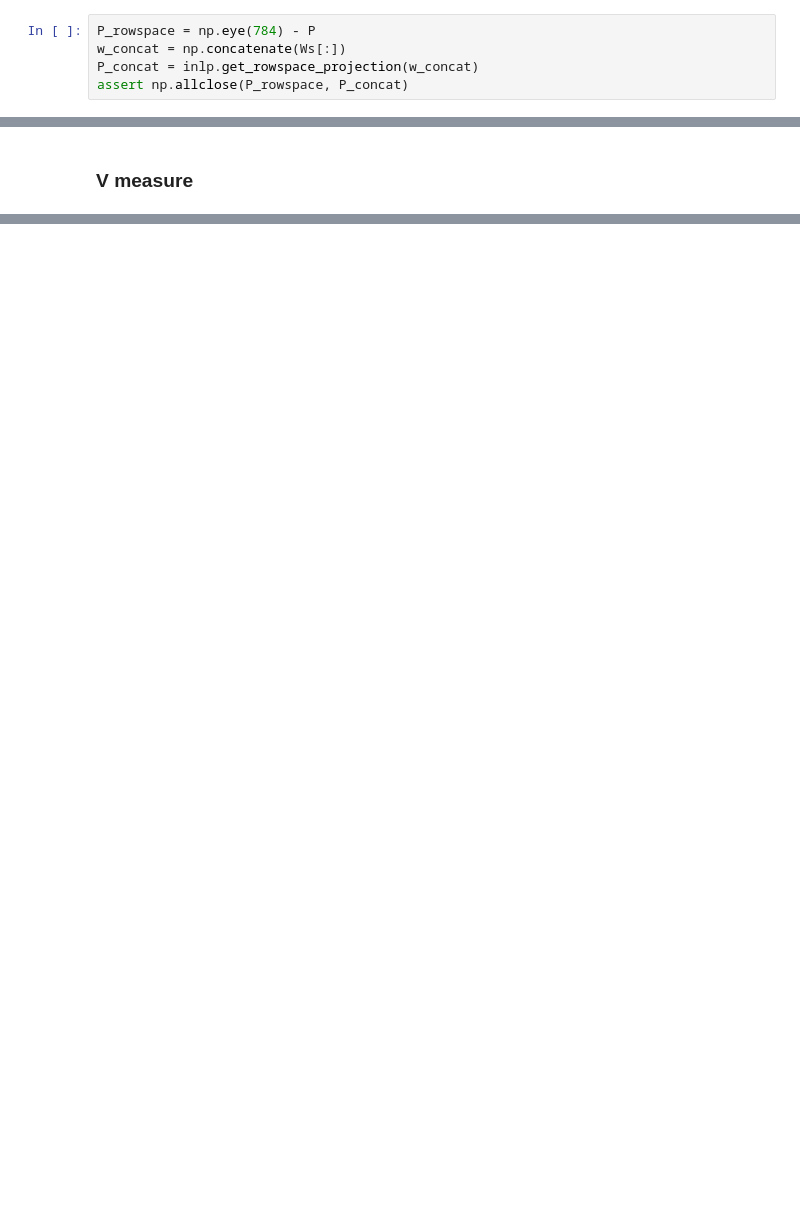
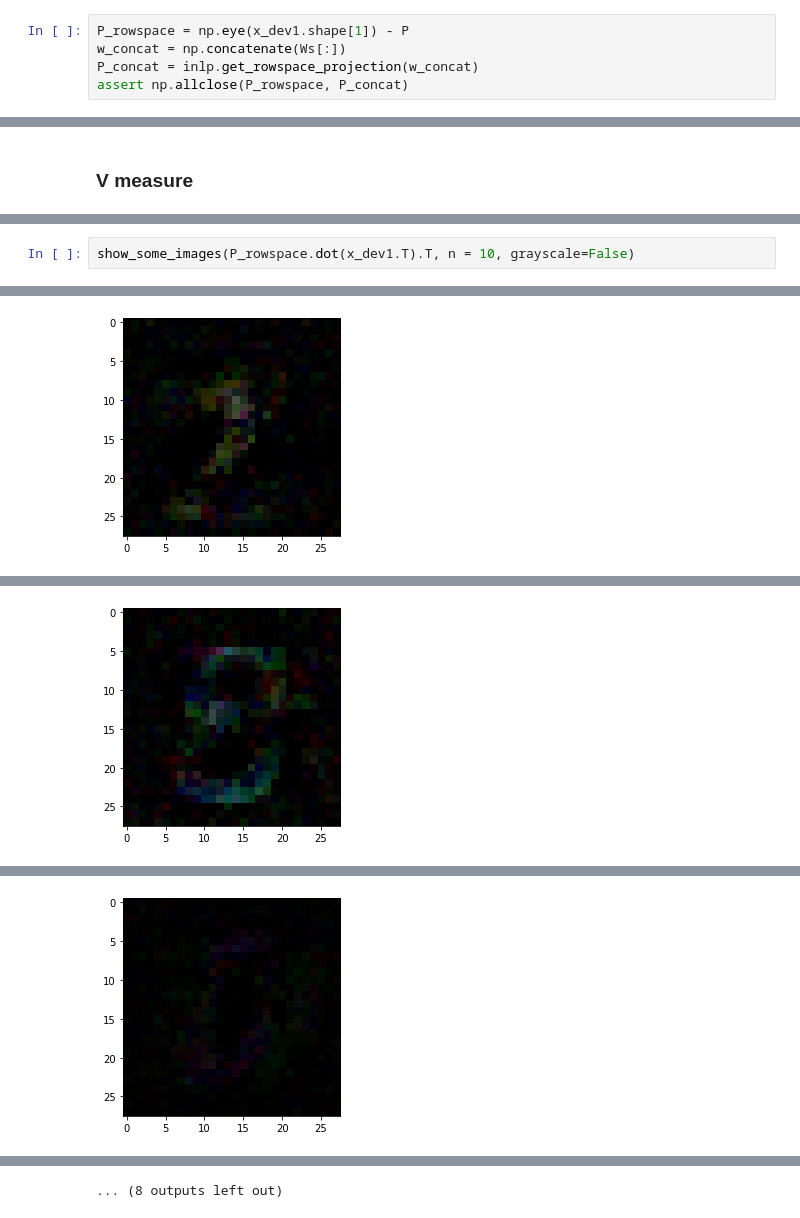
Before and after one commit to shauli-ravfogel/nullspace_projection, a Jupyter notebook: src/inlp-oop/usage_example.ipynb, the cells around one changed output, grey strips where cells are left out. Drawn from its saved outputs; the diff is of its cells as text; blank space fills up the shorter version.

```diff
--- a/src/inlp-oop/usage_example.ipynb
+++ b/src/inlp-oop/usage_example.ipynb
@@ -152,5 +200,5 @@ P, rowspace_projections, Ws = inlp.run_INLP(num_classifiers = 7, input_dim = 784
 # %%
-P_rowspace = np.eye(784) - P
+P_rowspace = np.eye(x_dev1.shape[1]) - P
 w_concat = np.concatenate(Ws[:])
 P_concat = inlp.get_rowspace_projection(w_concat)
 assert np.allclose(P_rowspace, P_concat)
@@ -240,0 +289,3 @@ V measure, original: 0.4891423735507664
+# %%
+show_some_images(P_rowspace.dot(x_dev1.T).T, n = 10, grayscale=False)
+# %% [output]
@@ -240,0 +293 @@ V measure, original: 0.4891423735507664
+[figure, added]
@@ -240,0 +295 @@ V measure, original: 0.4891423735507664
+[figure, added]
@@ -240,0 +297 @@ V measure, original: 0.4891423735507664
+[figure, added]
@@ -240,0 +304 @@ V measure, original: 0.4891423735507664
+... (8 outputs left out)
```
Also changed, not shown: parts of 13 cells of this notebook.
